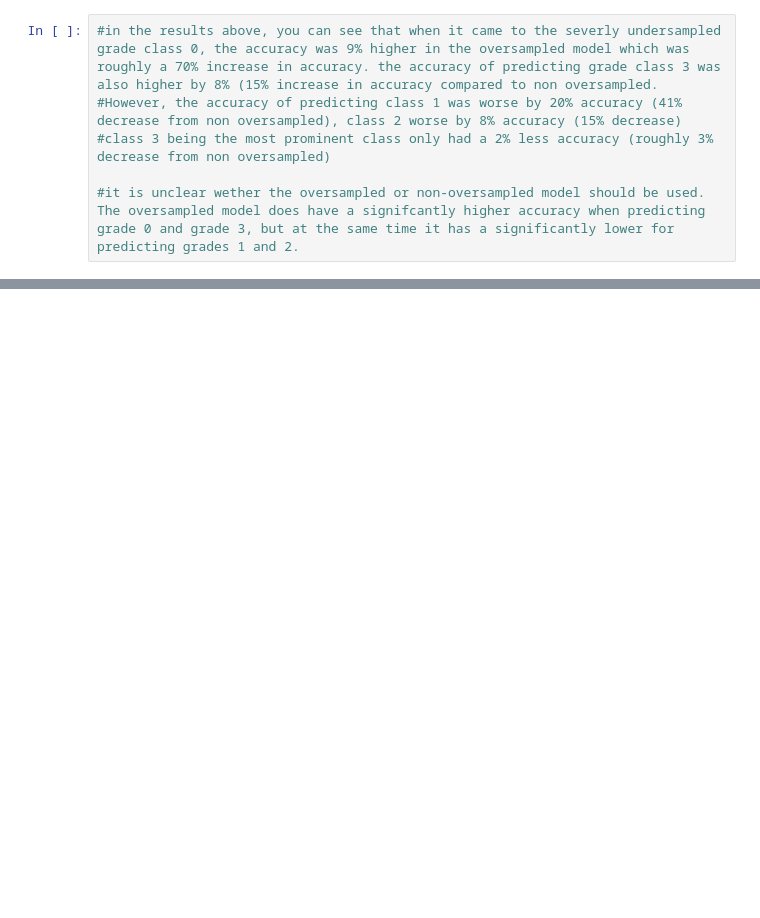
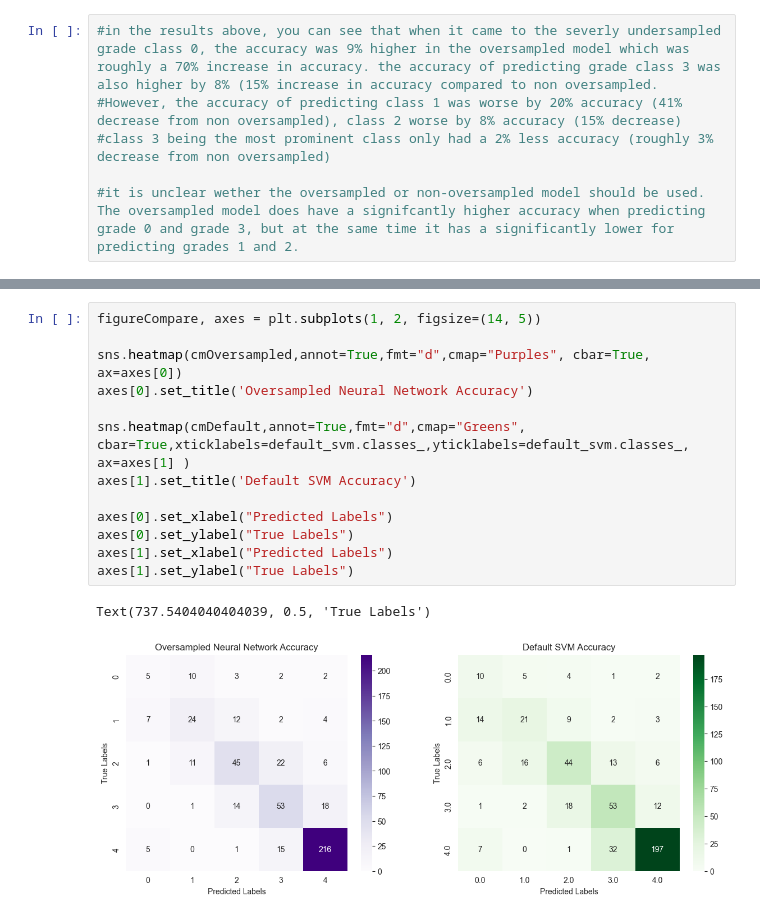
Before and after one commit to hoangcanthi/INM-701-coursework-group-Viet-Hoang-Pham---Jakub-Wochniak, a Jupyter notebook: Main.ipynb, the cells around one changed output, grey strips where cells are left out. Saved outputs shown, nothing was run; the diff lists cells and outputs as text; blank space fills up the shorter version.

```diff
--- a/Main.ipynb
+++ b/Main.ipynb
@@ -487,0 +650,16 @@ Text(0.5, 1.0, 'Resampled Distribution of GradeClass')
+# %%
+figureCompare, axes = plt.subplots(1, 2, figsize=(14, 5))
+
+sns.heatmap(cmOversampled,annot=True,fmt="d",cmap="Purples", cbar=True, ax=axes[0])
+axes[0].set_title('Oversampled Neural Network Accuracy')
+
+sns.heatmap(cmDefault,annot=True,fmt="d",cmap="Greens", cbar=True,xticklabels=default_svm.classes_,yticklabels=default_svm.classes_, ax=axes[1] )
+axes[1].set_title('Default SVM Accuracy')
+
+axes[0].set_xlabel("Predicted Labels")
+axes[0].set_ylabel("True Labels")
+axes[1].set_xlabel("Predicted Labels")
+axes[1].set_ylabel("True Labels")
+# %% [output]
+Text(737.5404040404039, 0.5, 'True Labels')
+[figure, added]
```
Also changed, not shown: parts of 17 cells of this notebook.
